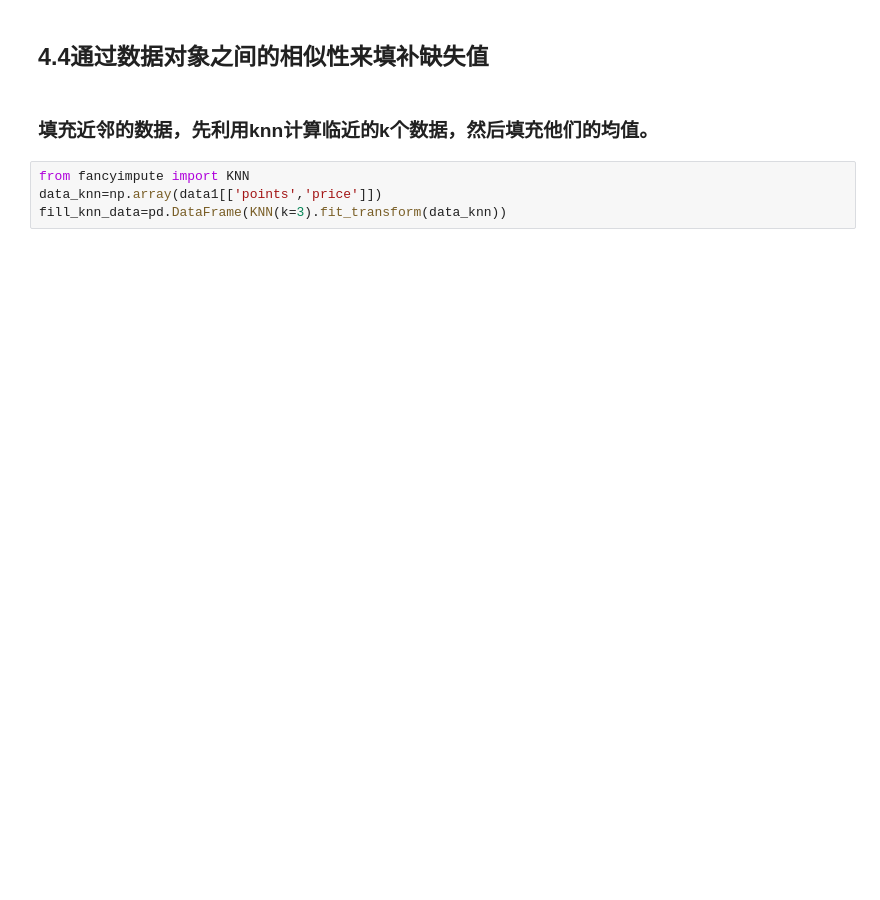
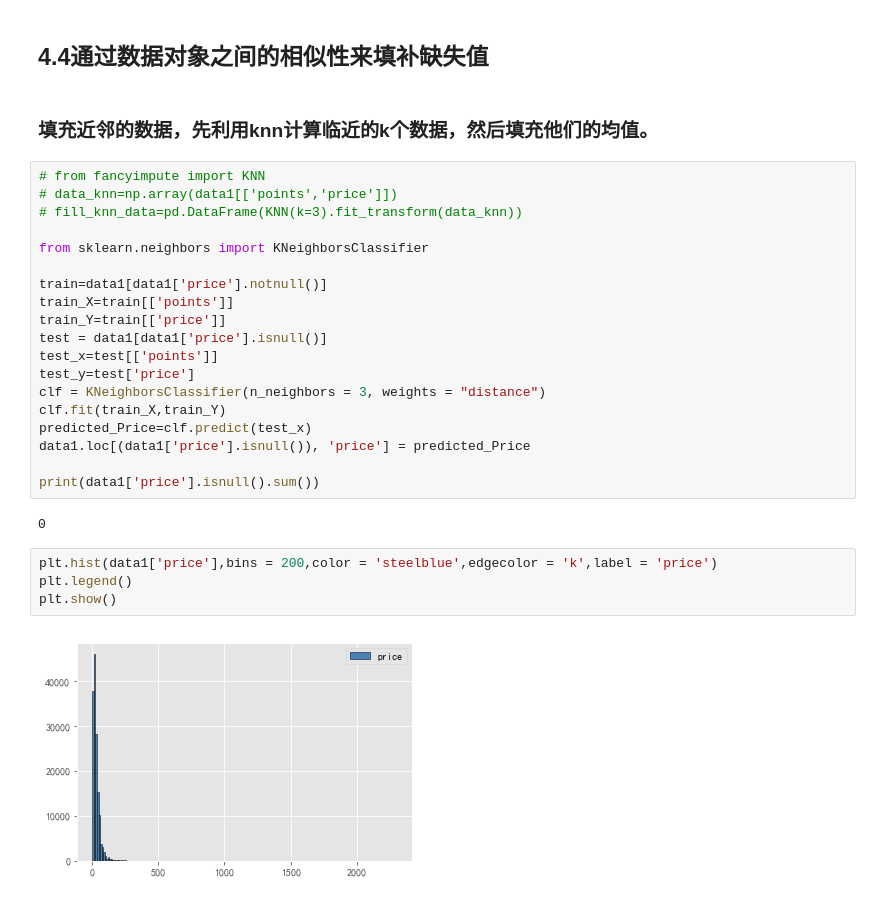
Before and after one commit to canlanqianyang/datamining, a Jupyter notebook: preprocess1.ipynb, the cells around one changed output. Drawn from its saved outputs; the diff is of its cells as text; blank space fills up the shorter version.

```diff
--- a/preprocess1.ipynb
+++ b/preprocess1.ipynb
@@ -216,7 +216,30 @@ plt.show()
 ## 4.4通过数据对象之间的相似性来填补缺失值
 # %% [markdown]
 ### 填充近邻的数据，先利用knn计算临近的k个数据，然后填充他们的均值。
-# %%
-from fancyimpute import KNN
-data_knn=np.array(data1[['points','price']])
-fill_knn_data=pd.DataFrame(KNN(k=3).fit_transform(data_knn))
+# %%
+# from fancyimpute import KNN
+# data_knn=np.array(data1[['points','price']])
+# fill_knn_data=pd.DataFrame(KNN(k=3).fit_transform(data_knn))
+
+from sklearn.neighbors import KNeighborsClassifier
+
+train=data1[data1['price'].notnull()]
+train_X=train[['points']]
+train_Y=train[['price']]
+test = data1[data1['price'].isnull()]
+test_x=test[['points']]
+test_y=test['price']
+clf = KNeighborsClassifier(n_neighbors = 3, weights = "distance")
+clf.fit(train_X,train_Y)
+predicted_Price=clf.predict(test_x)
+data1.loc[(data1['price'].isnull()), 'price'] = predicted_Price
+
+print(data1['price'].isnull().sum())
+# %% [output]
+0
+# %%
+plt.hist(data1['price'],bins = 200,color = 'steelblue',edgecolor = 'k',label = 'price')
+plt.legend()
+plt.show()
+# %% [output]
+[figure, added]
```
Also changed, not shown: parts of 4 cells of this notebook, 1 other file.
